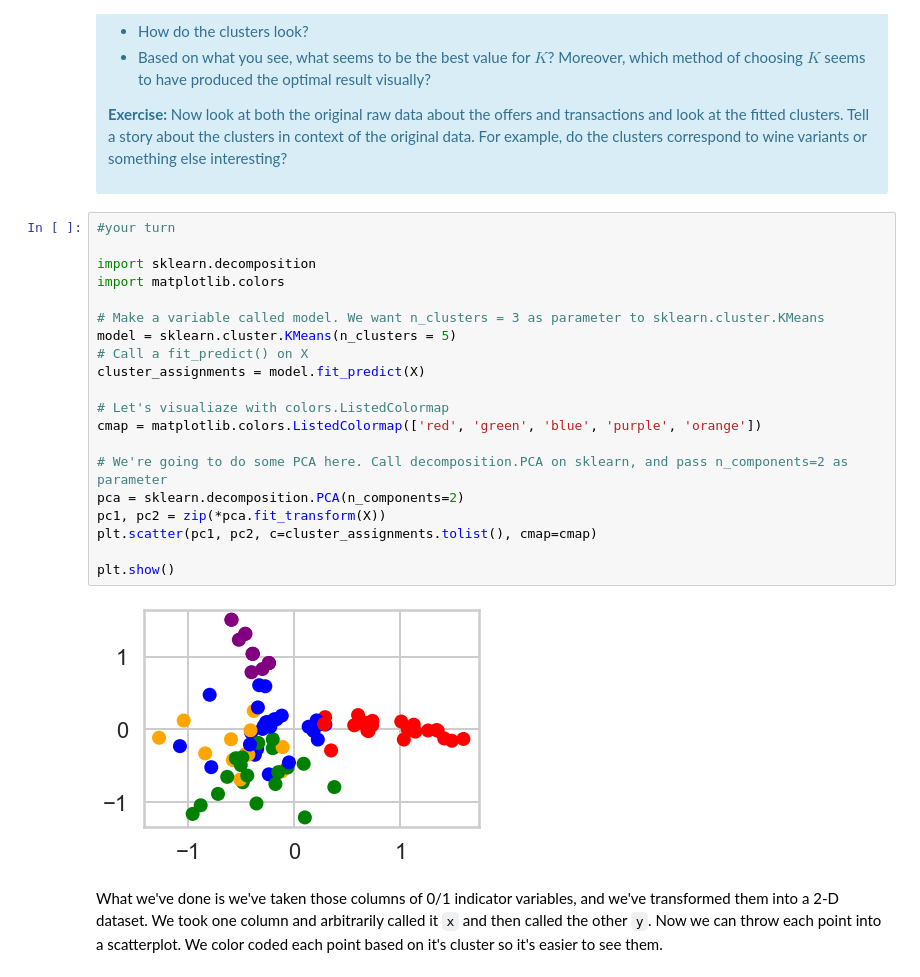
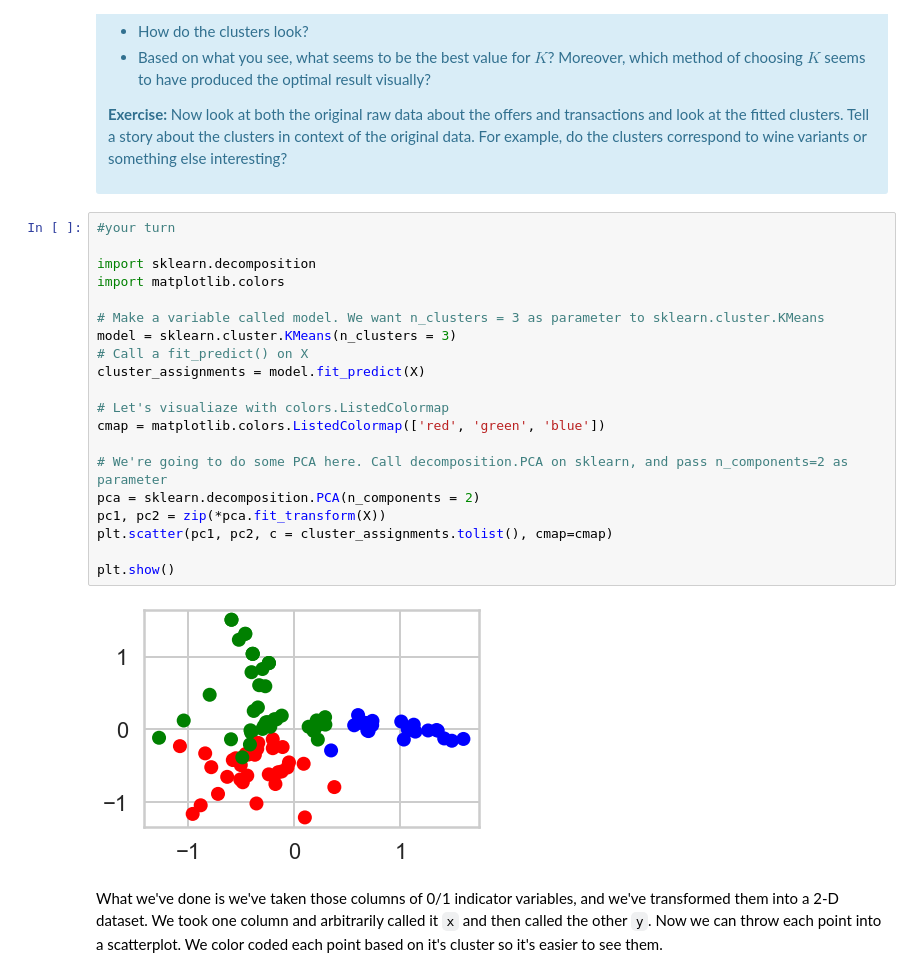
Before and after one commit to michaelearnest/Springboard, a Jupyter notebook: Clustering Case Study/Clustering Case Study - Customer Segmentation with K-Means - Tier 3.ipynb, the cells around one changed output. Drawn from its saved outputs; the diff is of its cells as text.

```diff
--- a/Clustering Case Study/Clustering Case Study - Customer Segmentation with K-Means - Tier 3.ipynb
+++ b/Clustering Case Study/Clustering Case Study - Customer Segmentation with K-Means - Tier 3.ipynb
@@ -368,25 +450,25 @@ This is only one use of PCA for dimension reduction. We can also use PCA when we
 # %%
 #your turn
 
 import sklearn.decomposition
 import matplotlib.colors
 
 # Make a variable called model. We want n_clusters = 3 as parameter to sklearn.cluster.KMeans
-model = sklearn.cluster.KMeans(n_clusters = 5)
+model = sklearn.cluster.KMeans(n_clusters = 3)
 # Call a fit_predict() on X
 cluster_assignments = model.fit_predict(X)
 
 # Let's visualiaze with colors.ListedColormap
-cmap = matplotlib.colors.ListedColormap(['red', 'green', 'blue', 'purple', 'orange'])
+cmap = matplotlib.colors.ListedColormap(['red', 'green', 'blue'])
 
 # We're going to do some PCA here. Call decomposition.PCA on sklearn, and pass n_components=2 as parameter
-pca = sklearn.decomposition.PCA(n_components=2)
+pca = sklearn.decomposition.PCA(n_components = 2)
 pc1, pc2 = zip(*pca.fit_transform(X))
-plt.scatter(pc1, pc2, c=cluster_assignments.tolist(), cmap=cmap)
+plt.scatter(pc1, pc2, c = cluster_assignments.tolist(), cmap=cmap)
 
 plt.show()
 # %% [output]
-[figure, old version]
+[figure, new version]
 # %% [markdown]
 What we've done is we've taken those columns of 0/1 indicator variables, and we've transformed them into a 2-D dataset. We took one column and arbitrarily called it `x` and then called the other `y`. Now we can throw each point into a scatterplot. We color coded each point based on it's cluster so it's easier to see them.
 # %% [markdown]
```
Also changed, not shown: parts of 7 cells of this notebook.
